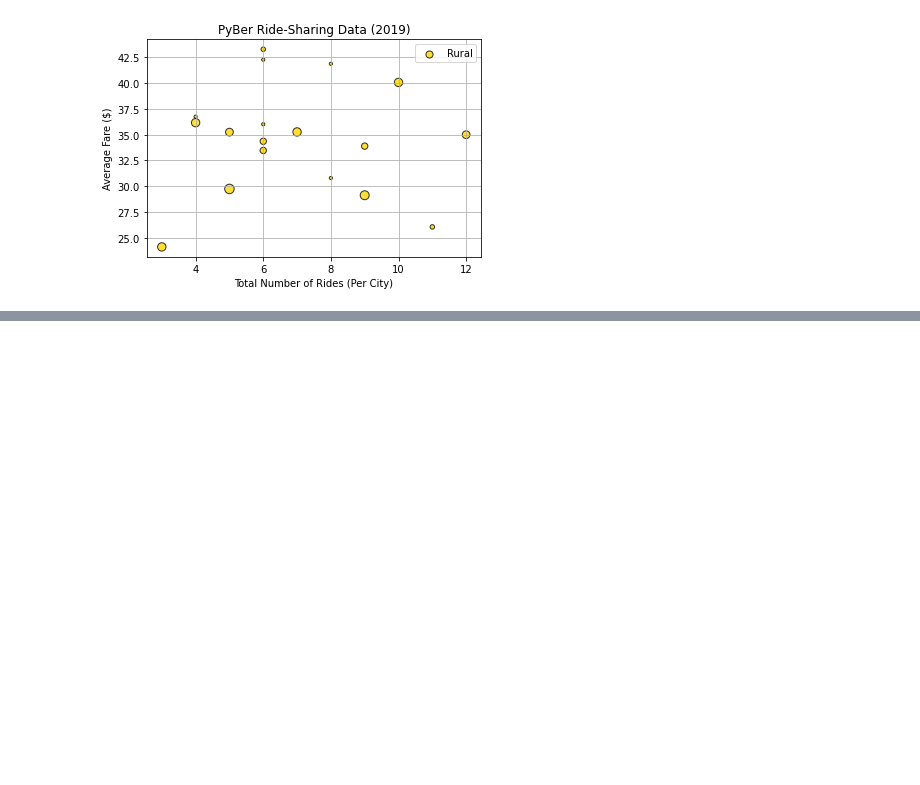
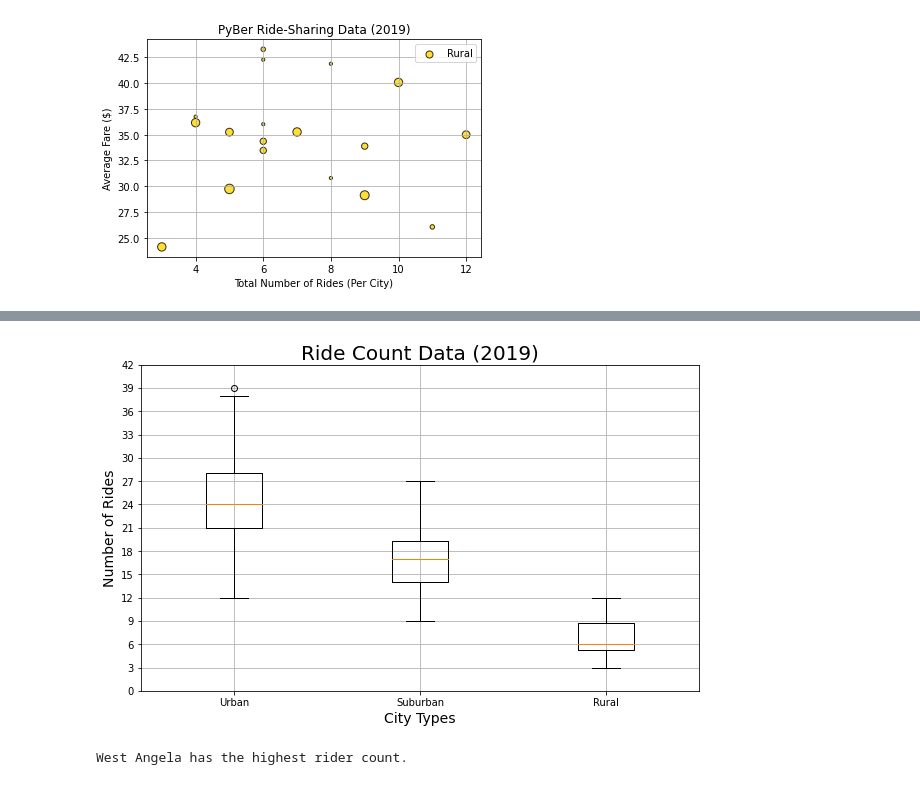
Before and after one commit to kmaleche/PyBer_Analysis, a Jupyter notebook: PyBer.ipynb, the cells around one changed output, grey strips where cells are left out. Saved outputs shown, nothing was run; the diff lists cells and outputs as text; code cells hidden in the pictures; blank space fills up the shorter version.

Commit message:
new Pyber city type analysis

```diff
--- a/PyBer.ipynb
+++ b/PyBer.ipynb
@@ -264,0 +468,22 @@ FileNotFoundError: [Errno 2] No such file or directory: 'analysis/Fig1.png'
+# %%
+# Add all ride count box-and-whisker plots to the same graph.
+x_labels = ["Urban", "Suburban","Rural"]
+ride_count_data = [urban_ride_count, suburban_ride_count, rural_ride_count]
+fig, ax = plt.subplots(figsize=(10, 6))
+ax.set_title('Ride Count Data (2019)',fontsize=20)
+ax.set_ylabel('Number of Rides',fontsize=14)
+ax.set_xlabel("City Types",fontsize=14)
+ax.boxplot(ride_count_data, labels=x_labels)
+ax.set_yticks(np.arange(0, 45, step=3.0))
+ax.grid()
+# Save the figure.
+plt.savefig("analysis/Fig2.png")
+plt.show()
+# %% [output]
+[figure, added]
+# %%
+# Get the city that matches 39.
+urban_city_outlier = urban_ride_count[urban_ride_count==39].index[0]
+print(f"{urban_city_outlier} has the highest rider count.")
+# %% [output]
+West Angela has the highest rider count.
```
Also changed, not shown: parts of 22 cells of this notebook, 1 other file.
